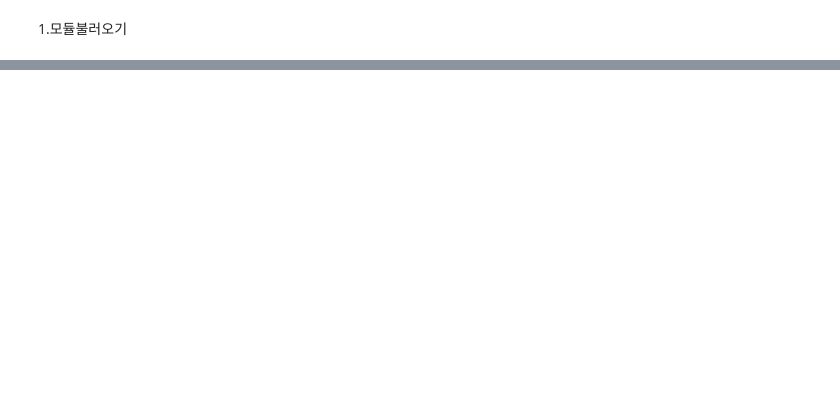
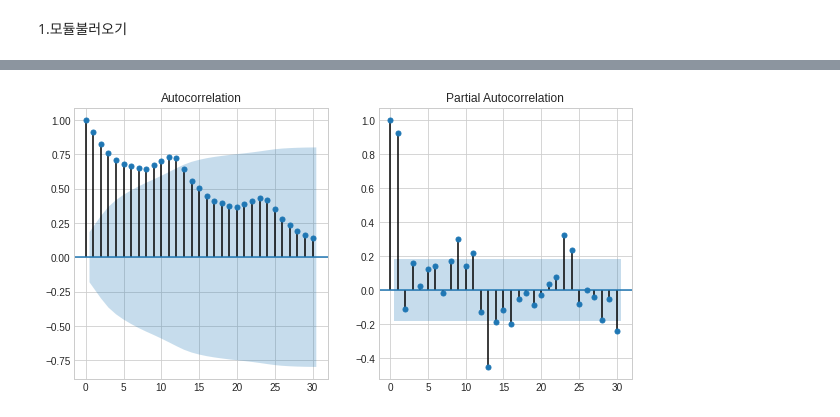
Before and after one commit to sejii93/Probability-Model, a Jupyter notebook: ARIMA_SARIMA.ipynb, the cells around one changed output, grey strips where cells are left out. Saved outputs shown, nothing was run; the diff lists cells and outputs as text; code cells hidden in the pictures; blank space fills up the shorter version.

```diff
--- a/ARIMA_SARIMA.ipynb
+++ b/ARIMA_SARIMA.ipynb
@@ -52,0 +61,5 @@ ModuleNotFoundError: ignored
+# %%
+decompostion = sm.tsa.seasonal_decompose(data['passengers'], model='additive')
+fig = decompostion.plot()
+fig.set_size_inches(10,10)
+plt.show()
@@ -52,0 +68,9 @@ ModuleNotFoundError: ignored
+# %%
+train_data, test_data = train_test_split(data, test_size=0.2, shuffle=False)
+# %%
+ig, ax = plt.subplots(1,2,figsize=(10,5))
+fig.suptitle('Raw Data')
+sm.graphics.tsa.plot_acf(train_data.values.squeeze(), lags=30, ax=ax[0])
+sm.graphics.tsa.plot_pacf(train_data.values.squeeze(), lags=30, ax=ax[1]); #Modify not to generate graph twice
+# %% [output]
+[figure, added]
```
Also changed, not shown: parts of 15 cells of this notebook.
